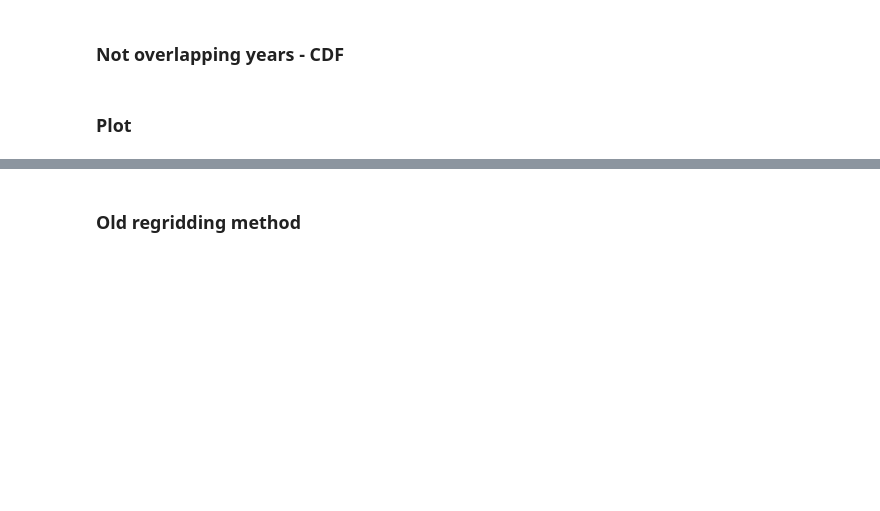
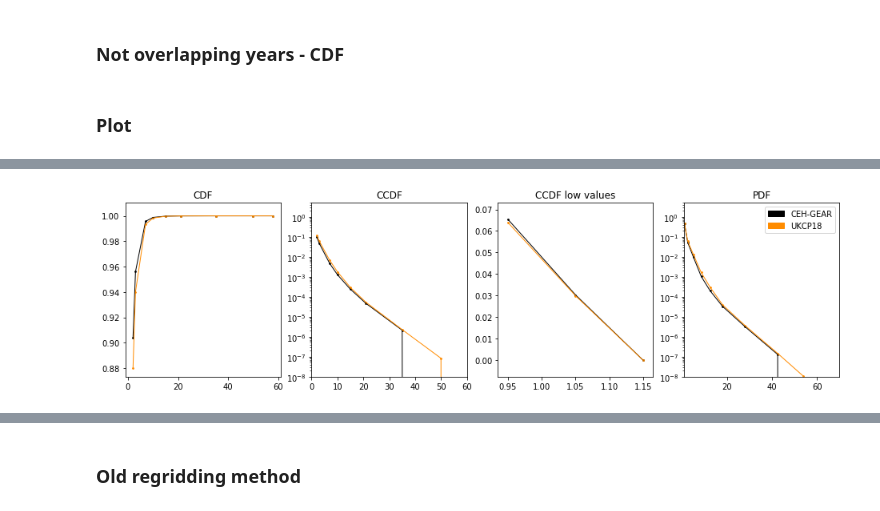
Before and after one commit to masher92/UKCP18, a Jupyter notebook: UKCP18_Validation/PrecipitationPDFs/leeds-at-centre/PlotPDFs-myCode.ipynb, the cells around one changed output, grey strips where cells are left out. Cells and saved outputs as stored; diff of their text form; code cells hidden in the pictures; blank space fills up the shorter version.

```diff
--- a/UKCP18_Validation/PrecipitationPDFs/leeds-at-centre/PlotPDFs-myCode.ipynb
+++ b/UKCP18_Validation/PrecipitationPDFs/leeds-at-centre/PlotPDFs-myCode.ipynb
@@ -352,3 +214,39 @@ patches.append(patch2)
+# %%
+fig, axs = plt.subplots(nrows=1, ncols=4, figsize=(16,4))
+axs[0].scatter(obs_overlap_bin_edges, obs_overlap_cdf ,linewidth = 1,s=3, color = 'black')
+axs[0].plot(obs_overlap_bin_edges,obs_overlap_cdf ,linewidth = 1, color = 'black')
+axs[0].scatter(model_overlap_bin_edges, model_overlap_cdf ,linewidth = 1,s=3, color = 'darkorange')
+axs[0].plot(model_overlap_bin_edges,model_overlap_cdf ,linewidth = 1, color = 'darkorange')
+axs[0].set_title('CDF')
+
+axs[1].scatter(obs_no_overlap_bin_edges, obs_no_overlap_ccdf ,linewidth = 1,s=3, color = 'black')
+axs[1].plot(obs_no_overlap_bin_edges,obs_no_overlap_ccdf ,linewidth = 1, color = 'black')
+axs[1].scatter(model_overlap_bin_edges, model_overlap_ccdf ,linewidth = 1,s=3, color = 'darkorange')
+axs[1].plot(model_overlap_bin_edges,model_overlap_ccdf ,linewidth = 1, color = 'darkorange')
+axs[1].set_yscale('log')
+axs[1].set_xlim(0,60)
+axs[1].set_ylim(1e-8,5)
+axs[1].set_title('CCDF')
+
+axs[2].scatter(obs_overlap_bin_edges_low, obs_overlap_ccdf_low ,linewidth = 1,s=3, color = 'black')
+axs[2].plot(obs_overlap_bin_edges_low,obs_overlap_ccdf_low ,linewidth = 1, color = 'black')
+axs[2].scatter(model_overlap_bin_edges_low, model_overlap_ccdf_low ,linewidth = 1,s=3, color = 'darkorange')
+axs[2].plot(model_overlap_bin_edges_low,model_overlap_ccdf_low ,linewidth = 1, color = 'darkorange')
+# axs[2].set_xlim(0.95,1.15)
+# axs[2].set_ylim(0.225,0.35)
+axs[2].set_title('CCDF low values')
+
+axs[3].scatter(obs_overlap_bin_centres_pdf, obs_overlap_pdf ,linewidth = 1,s=3, color = 'black')
+axs[3].plot(obs_overlap_bin_centres_pdf,obs_overlap_pdf ,linewidth = 1, color = 'black')
+axs[3].scatter(model_overlap_bin_centres_pdf, model_overlap_pdf ,linewidth = 1,s=3, color = 'darkorange')
+axs[3].plot(model_overlap_bin_centres_pdf,model_overlap_pdf ,linewidth = 1, color = 'darkorange')
+axs[3].set_title('PDF')
+axs[3].set_yscale('log')
+axs[3].set_xlim(0.95,70)
+axs[3].set_ylim(1e-8,5)
+axs[3].legend(handles=patches);
+# %% [output]
+[figure, added]
 # %%
 fig, axs = plt.subplots(nrows=1, ncols=4, figsize=(16,4))
 axs[0].scatter(obs_overlap_bin_edges, obs_overlap_cdf ,linewidth = 1,s=3, color = 'black')
```
Also changed, not shown: parts of 11 cells of this notebook, 11 other files.
